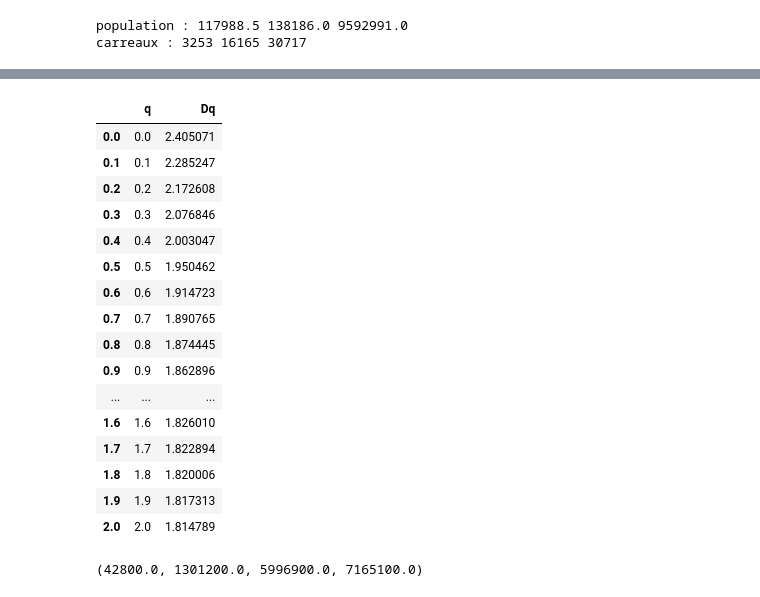
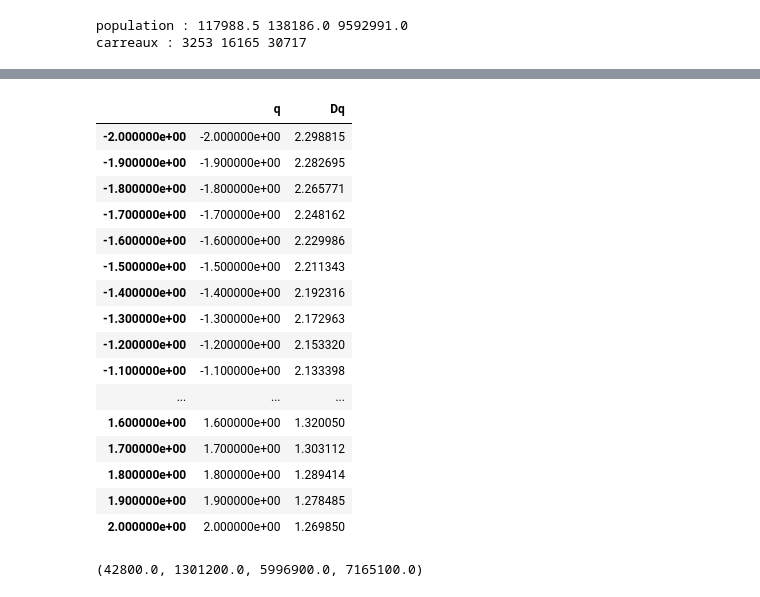
Before and after one commit to fsemecurbe/GWFA, a Jupyter notebook: D0c1c2.ipynb, the cells around one changed output, grey strips where cells are left out. Cells and saved outputs as stored; diff of their text form; code cells hidden in the pictures.

```diff
--- a/D0c1c2.ipynb
+++ b/D0c1c2.ipynb
@@ -190,23 +207,23 @@ Dqs_paris.plot.line('q', 'Dq', ax=ax, label='Paris')
-# %%
-Dqs_paris
-# %% [output]
-|  | q | Dq |
-| 0.0 | 0.0 | 2.405071 |
-| 0.1 | 0.1 | 2.285247 |
-| 0.2 | 0.2 | 2.172608 |
-| 0.3 | 0.3 | 2.076846 |
-| 0.4 | 0.4 | 2.003047 |
-| 0.5 | 0.5 | 1.950462 |
-| 0.6 | 0.6 | 1.914723 |
-| 0.7 | 0.7 | 1.890765 |
-| 0.8 | 0.8 | 1.874445 |
-| 0.9 | 0.9 | 1.862896 |
-| ... | ... | ... |
-| 1.6 | 1.6 | 1.826010 |
-| 1.7 | 1.7 | 1.822894 |
-| 1.8 | 1.8 | 1.820006 |
-| 1.9 | 1.9 | 1.817313 |
-| 2.0 | 2.0 | 1.814789 |
+# %%
+Dqs_bocage.Dq
+# %% [output]
+|  | q | Dq |
+| -2.000000e+00 | -2.000000e+00 | 2.298815 |
+| -1.900000e+00 | -1.900000e+00 | 2.282695 |
+| -1.800000e+00 | -1.800000e+00 | 2.265771 |
+| -1.700000e+00 | -1.700000e+00 | 2.248162 |
+| -1.600000e+00 | -1.600000e+00 | 2.229986 |
+| -1.500000e+00 | -1.500000e+00 | 2.211343 |
+| -1.400000e+00 | -1.400000e+00 | 2.192316 |
+| -1.300000e+00 | -1.300000e+00 | 2.172963 |
+| -1.200000e+00 | -1.200000e+00 | 2.153320 |
+| -1.100000e+00 | -1.100000e+00 | 2.133398 |
+| ... | ... | ... |
+| 1.600000e+00 | 1.600000e+00 | 1.320050 |
+| 1.700000e+00 | 1.700000e+00 | 1.303112 |
+| 1.800000e+00 | 1.800000e+00 | 1.289414 |
+| 1.900000e+00 | 1.900000e+00 | 1.278485 |
+| 2.000000e+00 | 2.000000e+00 | 1.269850 |
 # %%
 test['400_log'] = np.log(test['400']) / test['400']
 test['800_log'] = np.log(test['800']) / test['800']
```
Also changed, not shown: parts of 9 cells of this notebook, 2 other files.
